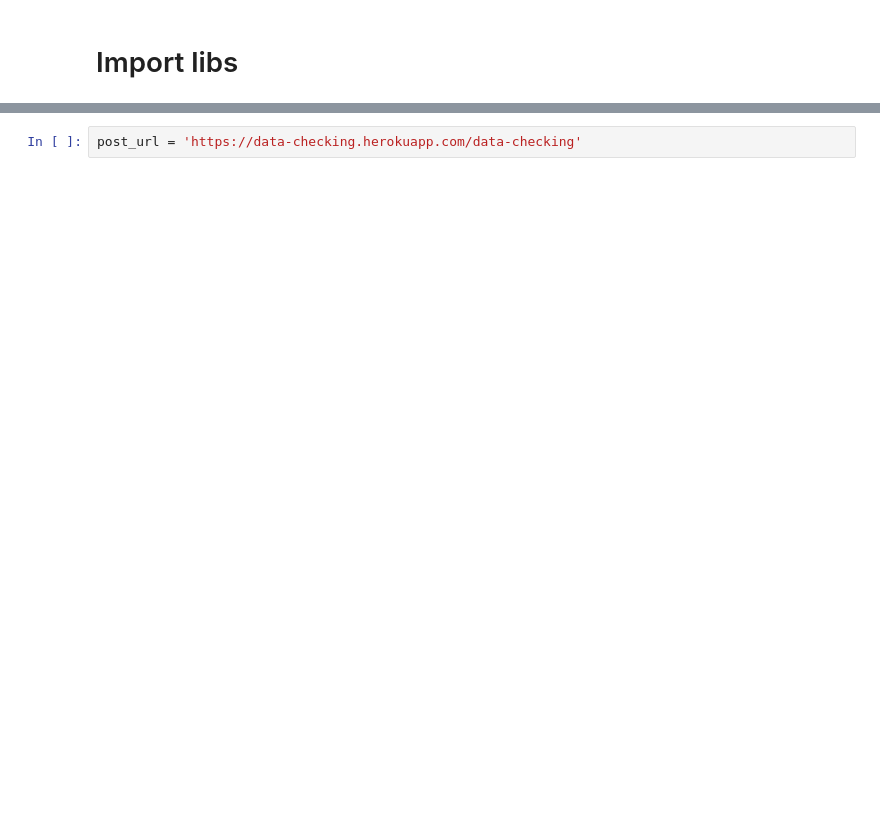
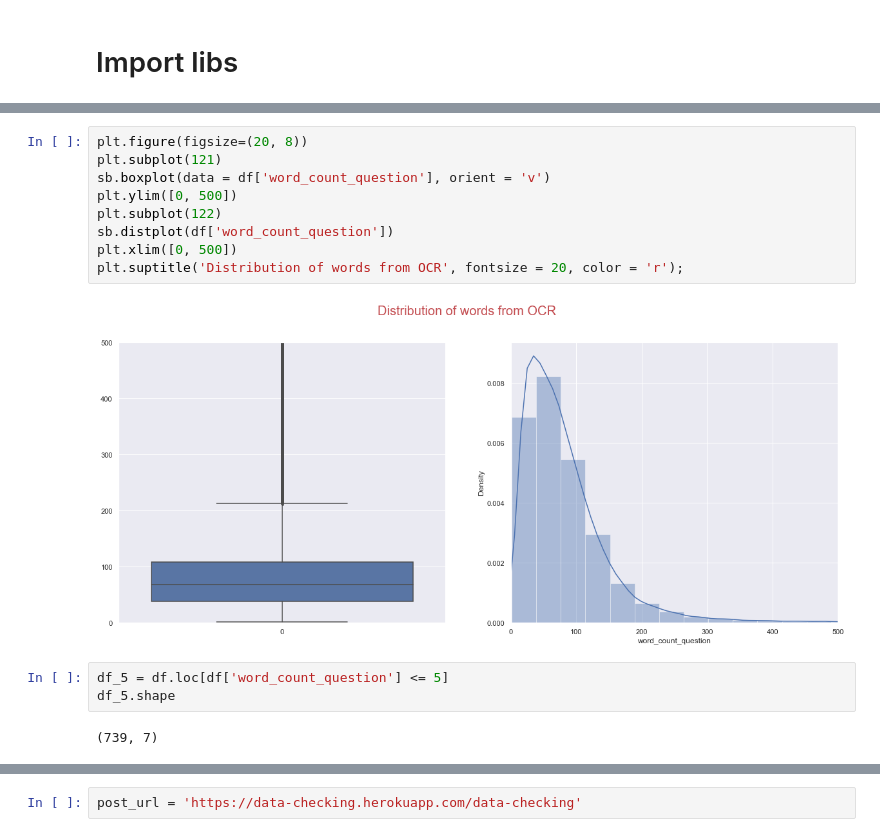
Before and after one commit to galaxyed/DS-Handover, a Jupyter notebook: ICM/API_checking.ipynb, the cells around one changed output, grey strips where cells are left out. Drawn from its saved outputs; the diff is of its cells as text; blank space fills up the shorter version.

```diff
--- a/ICM/API_checking.ipynb
+++ b/ICM/API_checking.ipynb
@@ -13,0 +106,16 @@ def request_API(post_url, payload):
+# %%
+plt.figure(figsize=(20, 8))
+plt.subplot(121)
+sb.boxplot(data = df['word_count_question'], orient = 'v')
+plt.ylim([0, 500])
+plt.subplot(122)
+sb.distplot(df['word_count_question'])
+plt.xlim([0, 500])
+plt.suptitle('Distribution of words from OCR', fontsize = 20, color = 'r');
+# %% [output]
+[figure, added]
+# %%
+df_5 = df.loc[df['word_count_question'] <= 5]
+df_5.shape
+# %% [output]
+(739, 7)
```
Also changed, not shown: parts of 30 cells of this notebook, 32 other files.
